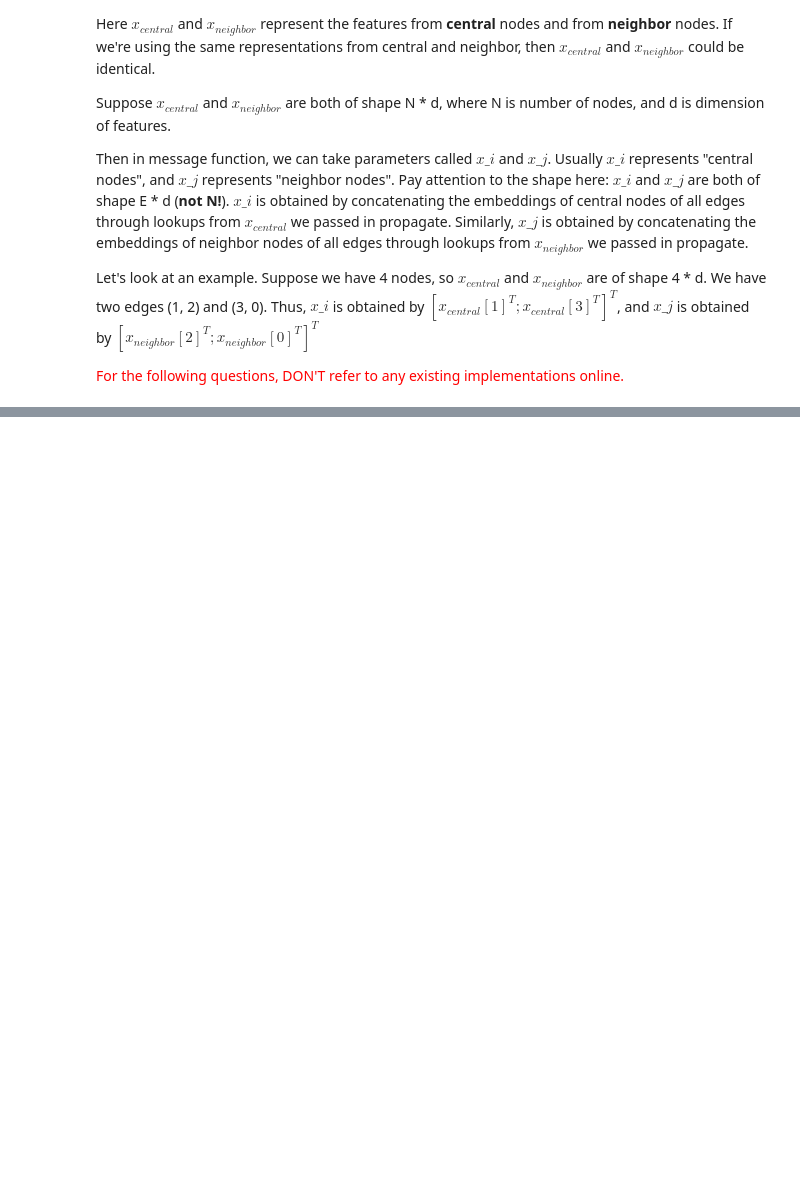
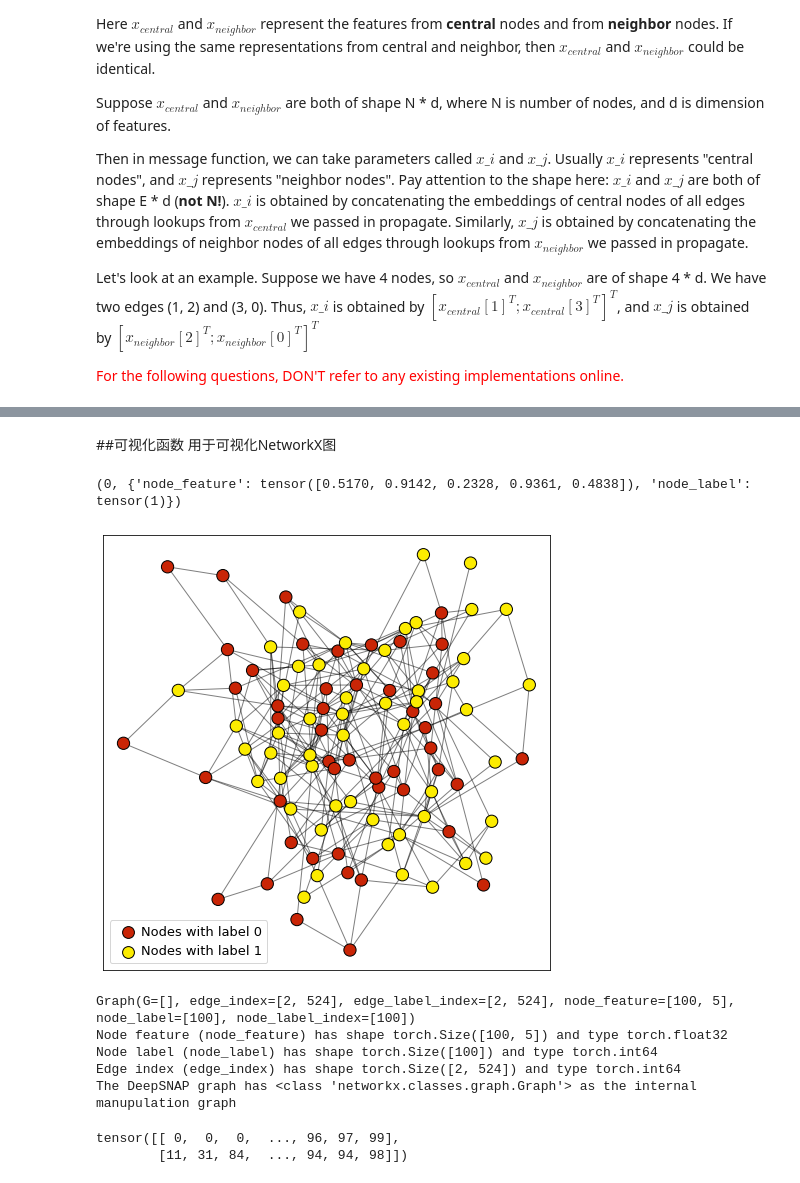
Before and after one commit to 2359181042/GNN_cs224w, a Jupyter notebook: CS224W_Colab_3.ipynb, the cells around one changed output, grey strips where cells are left out. Cells and saved outputs as stored; diff of their text form; code cells hidden in the pictures; blank space fills up the shorter version.

```diff
--- a/CS224W_Colab_3.ipynb
+++ b/CS224W_Colab_3.ipynb
@@ -241,0 +615,73 @@ class GraphSage(MessagePassing):
+# %% [markdown]
+##可视化函数
+用于可视化NetworkX图
+# %%
+def visualize(G, color_map=None, seed=123):
+  if color_map is None:
+    color_map = '#c92506'
+  plt.figure(figsize=(8, 8))
+  nodes = nx.draw_networkx_nodes(G, pos=nx.spring_layout(G, seed=seed), \
+                                 label=None, node_color=color_map, node_shape='o', node_size=150)
+  edges = nx.draw_networkx_edges(G, pos=nx.spring_layout(G, seed=seed), alpha=0.5)
+  if color_map is not None:
+    plt.scatter([],[], c='#c92506', label='Nodes with label 0', edgecolors="black", s=140)
+    plt.scatter([],[], c='#fcec00', label='Nodes with label 1', edgecolors="black", s=140)
+    plt.legend(prop={'size': 13}, handletextpad=0)
+  nodes.set_edgecolor('black')
+  plt.show()
+# %%
+num_nodes = 100
+p = 0.05
+seed = 100
+
+# Generate a networkx random graph
+G = nx.gnp_random_graph(num_nodes, p, seed=seed)
+
+# Generate some random node features and labels
+node_feature = {node : torch.rand([5, ]) for node in G.nodes()}
+node_label = {node : torch.randint(0, 2, ()) for node in G.nodes()}
+
+# Set the random features and labels to G
+nx.set_node_attributes(G, node_feature, name='node_feature')
+nx.set_node_attributes(G, node_label, name='node_label')
+
+# Print one node example
+for node in G.nodes(data=True):
+  print(node)
+  break
+
+color_map = ['#c92506' if node[1]['node_label'].item() == 0 else '#fcec00' for node in G.nodes(data=True)]
+
+# Visualize the graph
+visualize(G, color_map=color_map)
+
+# Transform the networkx graph into the deepsnap graph
+graph = Graph(G)
+
+# Print out the general deepsnap graph information
+print(graph)
+
+# DeepSNAP will convert node attributes to tensors
+# Notice the type of tensors
+print("Node feature (node_feature) has shape {} and type {}".format(graph.node_feature.shape, graph.node_feature.dtype))
+print("Node label (node_label) has shape {} and type {}".format(graph.node_label.shape, graph.node_label.dtype))
+
+# DeepSNAP will also generate the edge_index tensor
+print("Edge index (edge_index) has shape {} and type {}".format(graph.edge_index.shape, graph.edge_index.dtype))
+
+# Different from only storing tensors, deepsnap graph also references to the networkx graph
+# We will discuss why the reference will be helpful later
+print("The DeepSNAP graph has {} as the internal manupulation graph".format(type(graph.G)))
+# %% [output]
+(0, {'node_feature': tensor([0.5170, 0.9142, 0.2328, 0.9361, 0.4838]), 'node_label': tensor(1)})
+[figure, added]
+Graph(G=[], edge_index=[2, 524], edge_label_index=[2, 524], node_feature=[100, 5], node_label=[100], node_label_index=[100])
+Node feature (node_feature) has shape torch.Size([100, 5]) and type torch.float32
+Node label (node_label) has shape torch.Size([100]) and type torch.int64
+Edge index (edge_index) has shape torch.Size([2, 524]) and type torch.int64
+The DeepSNAP graph has <class 'networkx.classes.graph.Graph'> as the internal manupulation graph
+# %%
+print(graph.edge_index)
+# %% [output]
+tensor([[ 0,  0,  0,  ..., 96, 97, 99],
+        [11, 31, 84,  ..., 94, 94, 98]])
```
Also changed, not shown: parts of 20 cells of this notebook.
